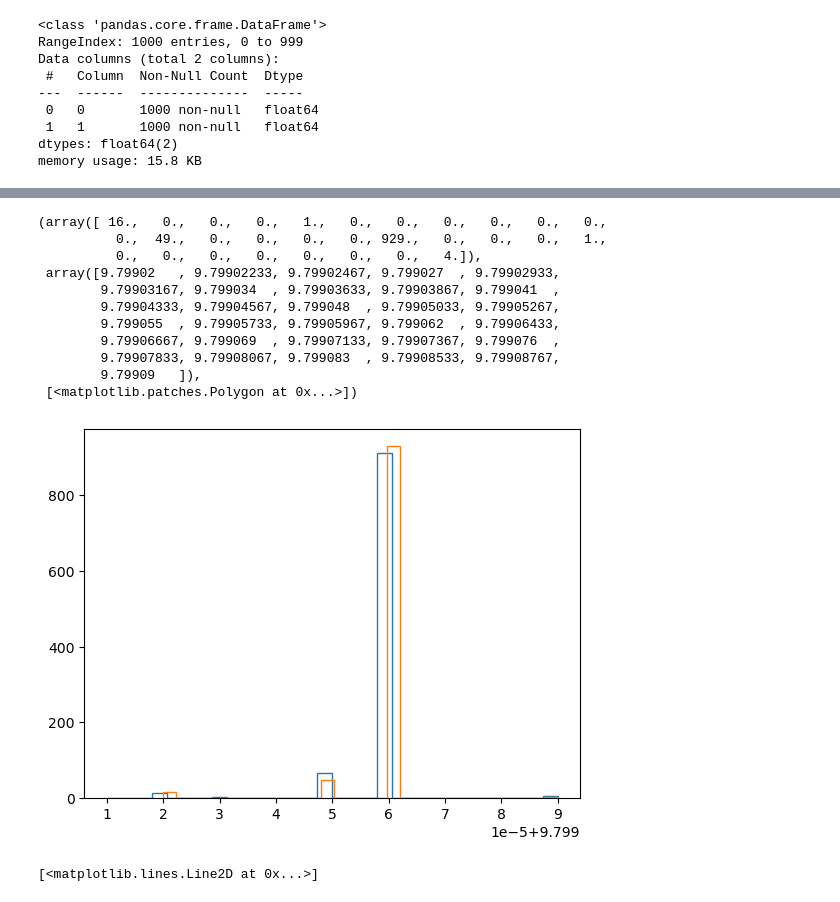
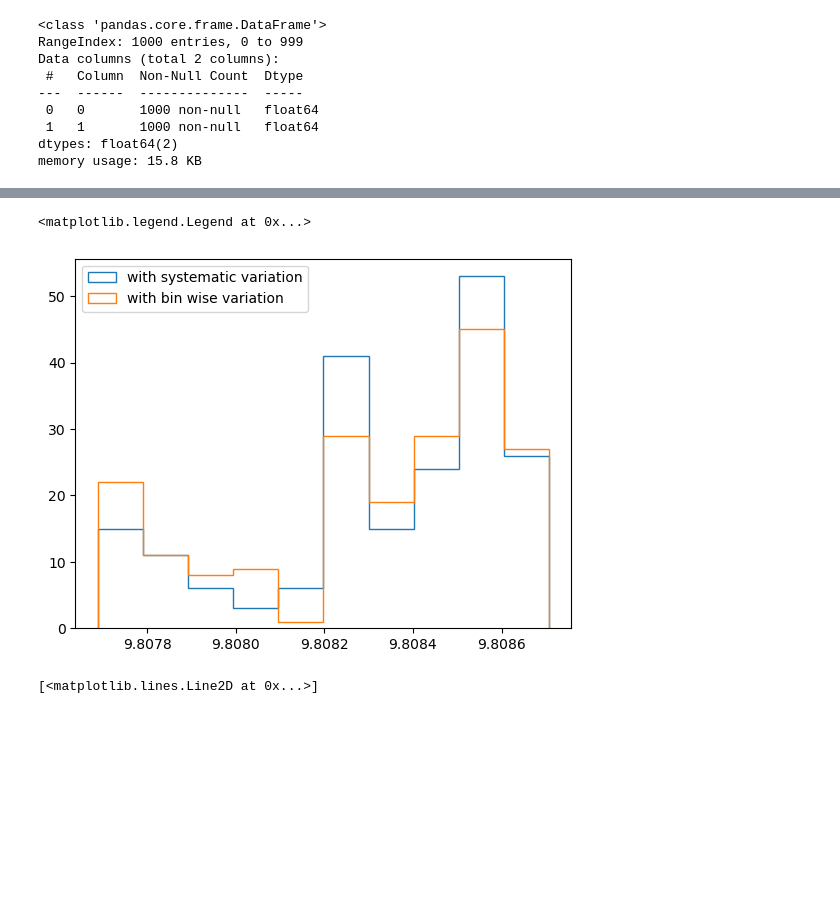
Before and after one commit to supremeKAI40/ULXP_thesis_analysis, a Jupyter notebook: nicer/nb_bootstrap_reportin.ipynb, the cells around one changed output, grey strips where cells are left out. Cells and saved outputs as stored; diff of their text form; code cells hidden in the pictures; blank space fills up the shorter version.

```diff
--- a/nicer/nb_bootstrap_reportin.ipynb
+++ b/nicer/nb_bootstrap_reportin.ipynb
@@ -357,23 +197,14 @@ plt.plot(df227a[0],'r')
 # %%
-df227=pd.read_csv('./bootstrap_error/6050390227/periods.dat',header=None,sep=' ')
-df227a=pd.read_csv('./bootstrap_error/6050390227/periods1.dat',header=None,sep=' ')
-array=np.random.normal(df227[0].mean(),df227[0].std(),1000)
+df284=pd.read_csv('./bootstrap_error/6050390201/periods.dat',header=None,sep=' ')
+df284a=pd.read_csv('./bootstrap_error/6050390201/periods1.dat',header=None,sep=' ')
+array=np.random.normal(df284[0].mean(),df284[0].std(),1000)
 #plt.hist(array,histtype='step')
-plt.hist(df227[0],bins=30,histtype='step')
-plt.hist(df227a[0],bins=30,histtype='step')
+plt.hist(df284[0][:200],bins=10,histtype='step',label='with systematic variation')
+plt.hist(df284a[0],bins=10,histtype='step',label='with bin wise variation')
+plt.legend()
 # %% [output]
-(array([ 16.,   0.,   0.,   0.,   1.,   0.,   0.,   0.,   0.,   0.,   0.,
-          0.,  49.,   0.,   0.,   0.,   0., 929.,   0.,   0.,   0.,   1.,
-          0.,   0.,   0.,   0.,   0.,   0.,   0.,   4.]),
- array([9.79902   , 9.79902233, 9.79902467, 9.799027  , 9.79902933,
-        9.79903167, 9.799034  , 9.79903633, 9.79903867, 9.799041  ,
-        9.79904333, 9.79904567, 9.799048  , 9.79905033, 9.79905267,
-        9.799055  , 9.79905733, 9.79905967, 9.799062  , 9.79906433,
-        9.79906667, 9.799069  , 9.79907133, 9.79907367, 9.799076  ,
-        9.79907833, 9.79908067, 9.799083  , 9.79908533, 9.79908767,
-        9.79909   ]),
- [<matplotlib.patches.Polygon at 0x...>])
+<matplotlib.legend.Legend at 0x...>
-[figure, old version]
+[figure, new version]
 # %%
 plt.plot(df227[0])
 # %% [output]
```
Also changed, not shown: parts of 22 cells of this notebook, 1 other file.
